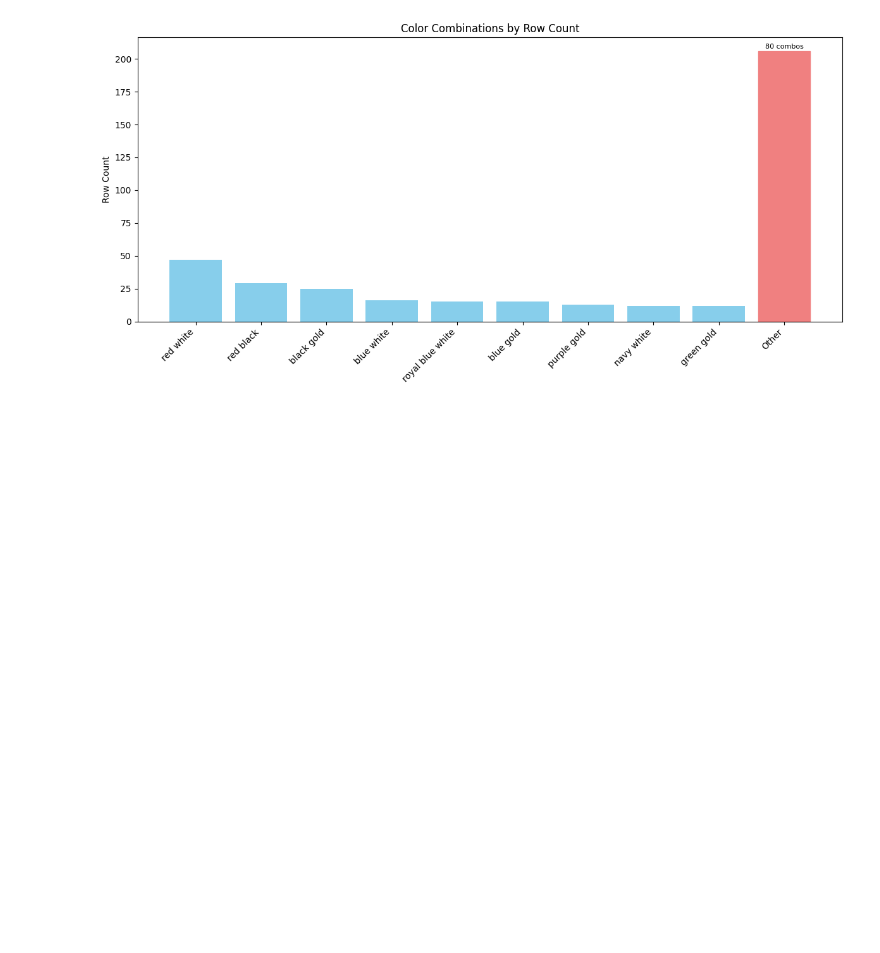
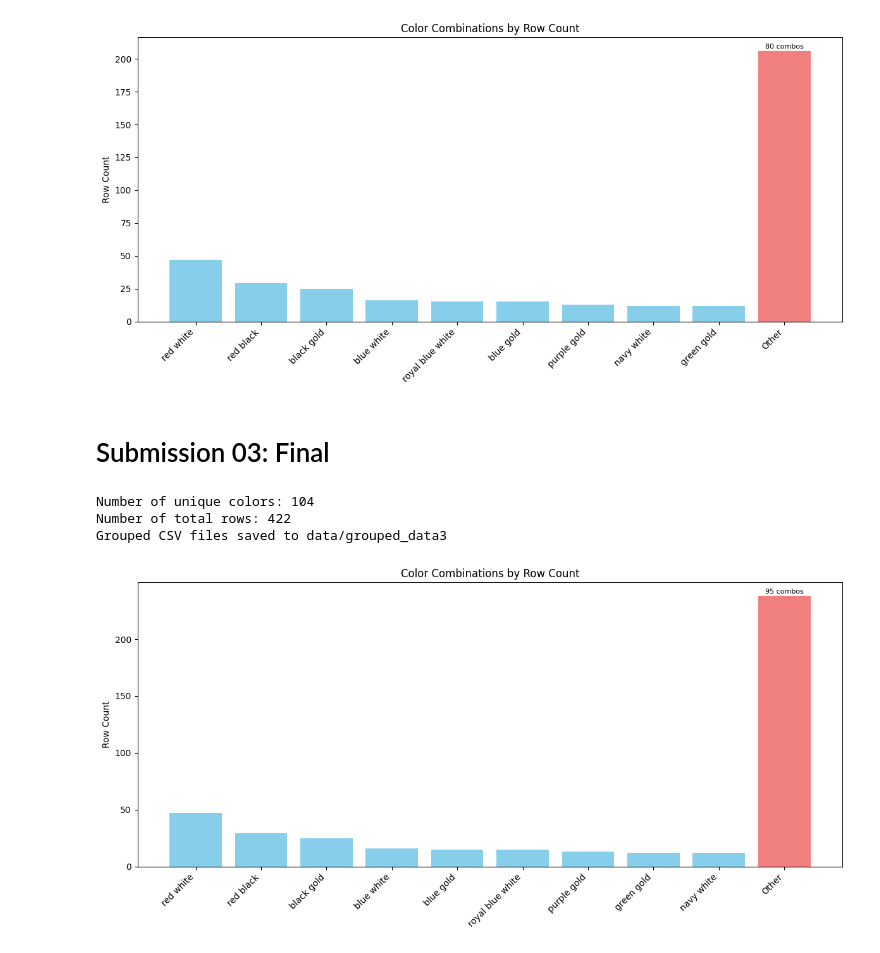
Before and after one commit to Ahnaf19/school-scraper, a Jupyter notebook: school_scraping.ipynb, the cells around one changed output. Drawn from its saved outputs; the diff is of its cells as text; code cells hidden in the pictures; blank space fills up the shorter version.

Commit message:
submitted group csv-v3

```diff
--- a/school_scraping.ipynb
+++ b/school_scraping.ipynb
@@ -509,3 +509,5 @@ if "Other" in df_final["color_combo"].values:
     plt.text(idx, df_final["count"].iloc[idx] + 1, f"{len(df_below)} combos", ha='center', va='bottom', fontsize=8)
 # %% [output]
 [figure]
+# %% [markdown]
+# Submission 03: Final
@@ -511,0 +516,7 @@ if "Other" in df_final["color_combo"].values:
+# %%
+main()
+# %% [output]
+Number of unique colors: 104
+Number of total rows: 422
+Grouped CSV files saved to data/grouped_data3
+[figure, added]
```
Also changed, not shown: parts of 1 cell of this notebook, 5 other files.
